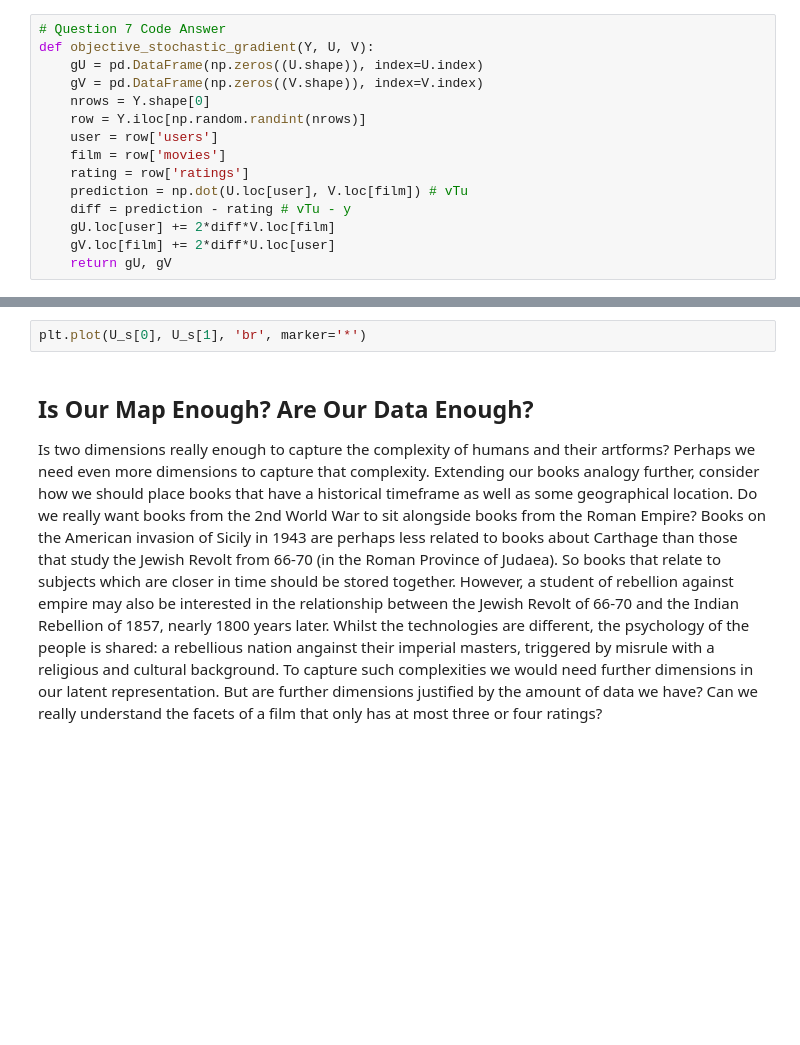
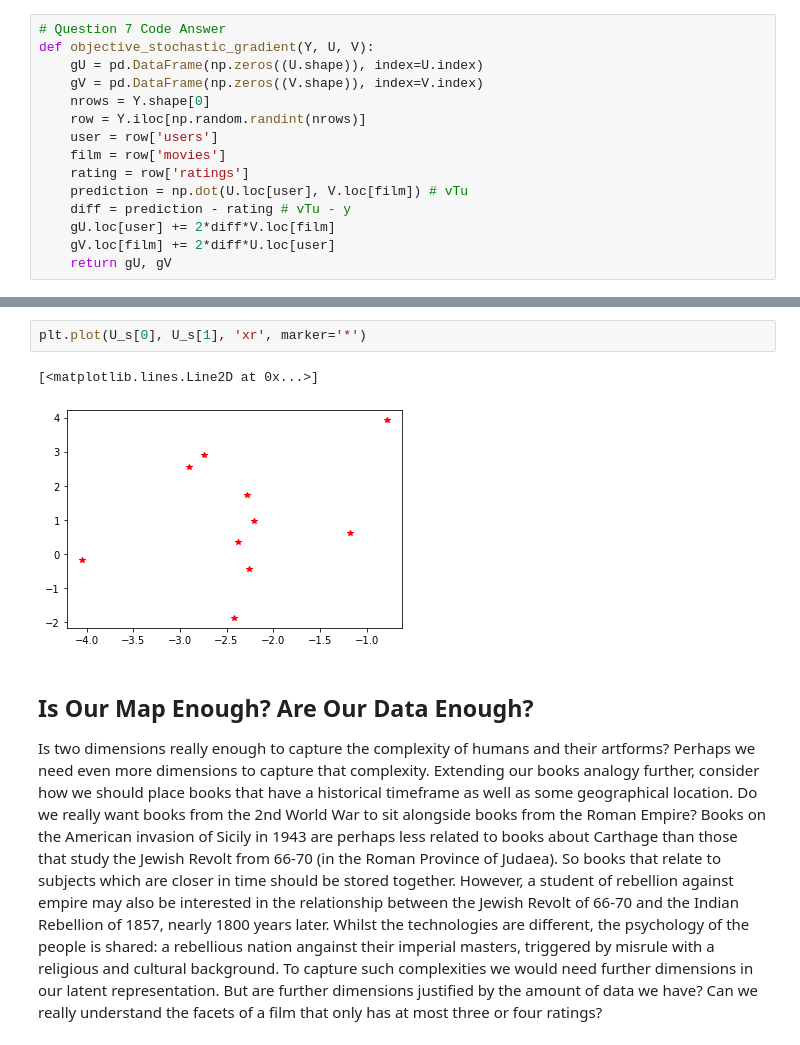
Before and after one commit to Lone5267/MLAI, a Jupyter notebook: Lab 2 - Objective Functions.ipynb, the cells around one changed output, grey strips where cells are left out. Cells and saved outputs as stored; diff of their text form; blank space fills up the shorter version.

```diff
--- a/Lab 2 - Objective Functions.ipynb
+++ b/Lab 2 - Objective Functions.ipynb
@@ -452,5 +475,8 @@ U_s, V_s = run_stochastic_gradient(iterations=100001, learn_rate=0.01)
 # %%
-plt.plot(U_s[0], U_s[1], 'br', marker='*')
+plt.plot(U_s[0], U_s[1], 'xr', marker='*')
+# %% [output]
+[<matplotlib.lines.Line2D at 0x...>]
+[figure, added]
 # %% [markdown]
 ## Is Our Map Enough? Are Our Data Enough?
 
```
Also changed, not shown: parts of 8 cells of this notebook, 1 other file.
